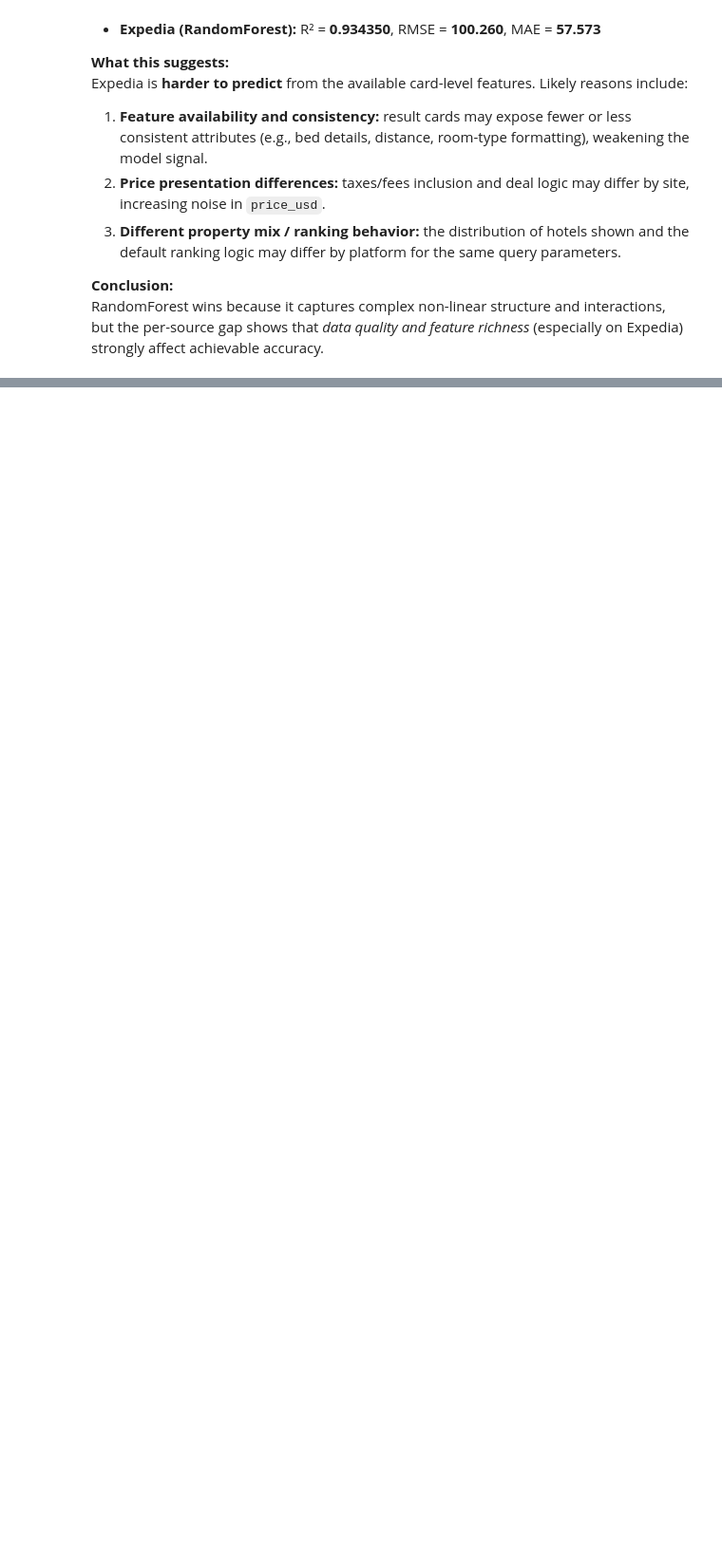
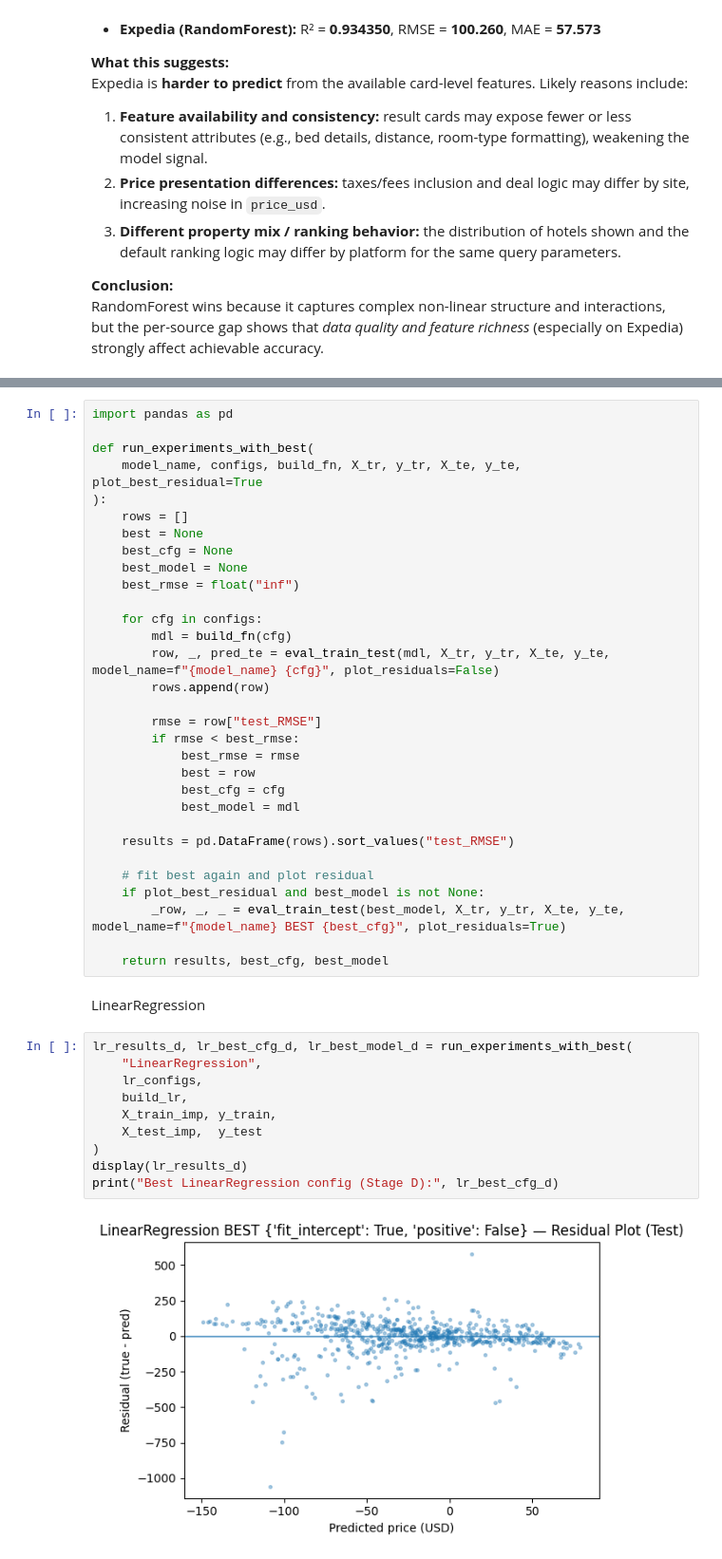
Before and after one commit to ronihuber/price-prediction, a Jupyter notebook: partA.ipynb, the cells around one changed output, grey strips where cells are left out. Shown at 95% size. Cells and saved outputs as stored; diff of their text form; blank space fills up the shorter version.

```diff
--- a/partA.ipynb
+++ b/partA.ipynb
@@ -3533,0 +3737,45 @@ RandomForest wins because it captures complex non-linear structure and interacti
+# %%
+import pandas as pd
+
+def run_experiments_with_best(
+    model_name, configs, build_fn, X_tr, y_tr, X_te, y_te, plot_best_residual=True
+):
+    rows = []
+    best = None
+    best_cfg = None
+    best_model = None
+    best_rmse = float("inf")
+
+    for cfg in configs:
+        mdl = build_fn(cfg)
+        row, _, pred_te = eval_train_test(mdl, X_tr, y_tr, X_te, y_te, model_name=f"{model_name} {cfg}", plot_residuals=False)
+        rows.append(row)
+
+        rmse = row["test_RMSE"]
+        if rmse < best_rmse:
+            best_rmse = rmse
+            best = row
+            best_cfg = cfg
+            best_model = mdl
+
+    results = pd.DataFrame(rows).sort_values("test_RMSE")
+
+    # fit best again and plot residual
+    if plot_best_residual and best_model is not None:
+        _row, _, _ = eval_train_test(best_model, X_tr, y_tr, X_te, y_te, model_name=f"{model_name} BEST {best_cfg}", plot_residuals=True)
+
+    return results, best_cfg, best_model
+# %% [markdown]
+LinearRegression
+# %%
+lr_results_d, lr_best_cfg_d, lr_best_model_d = run_experiments_with_best(
+    "LinearRegression",
+    lr_configs,
+    build_lr,
+    X_train_imp, y_train,
+    X_test_imp,  y_test
+)
+display(lr_results_d)
+print("Best LinearRegression config (Stage D):", lr_best_cfg_d)
+# %% [output]
+[figure, added]
```
Also changed, not shown: parts of 30 cells of this notebook.
